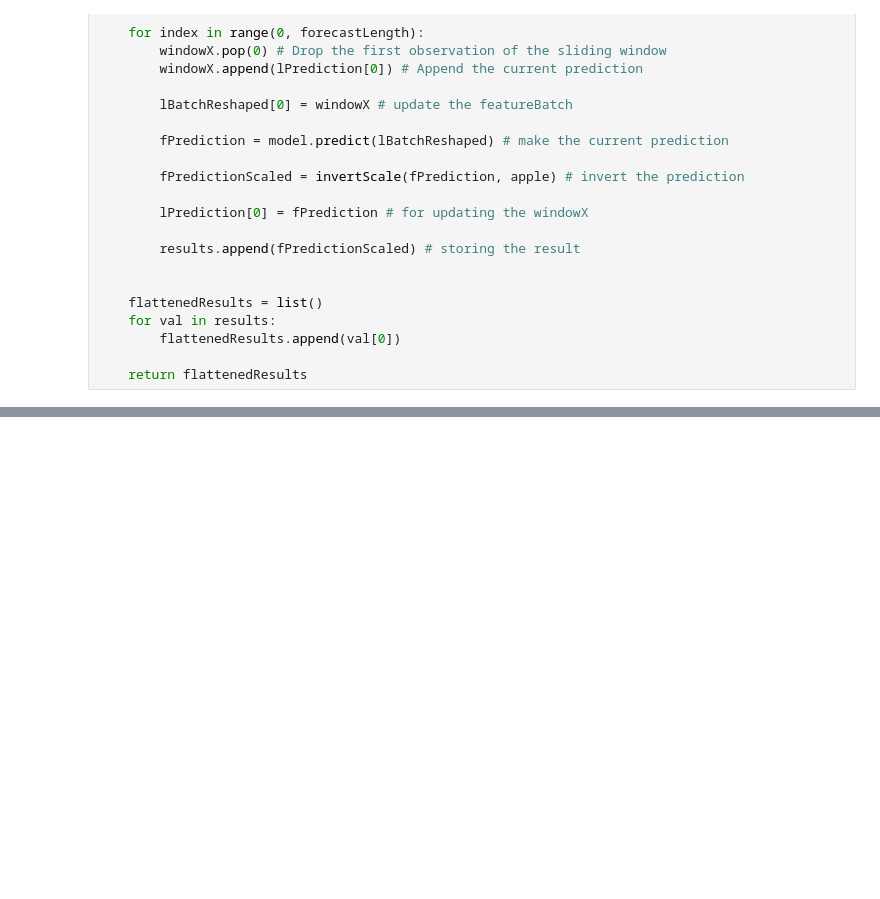
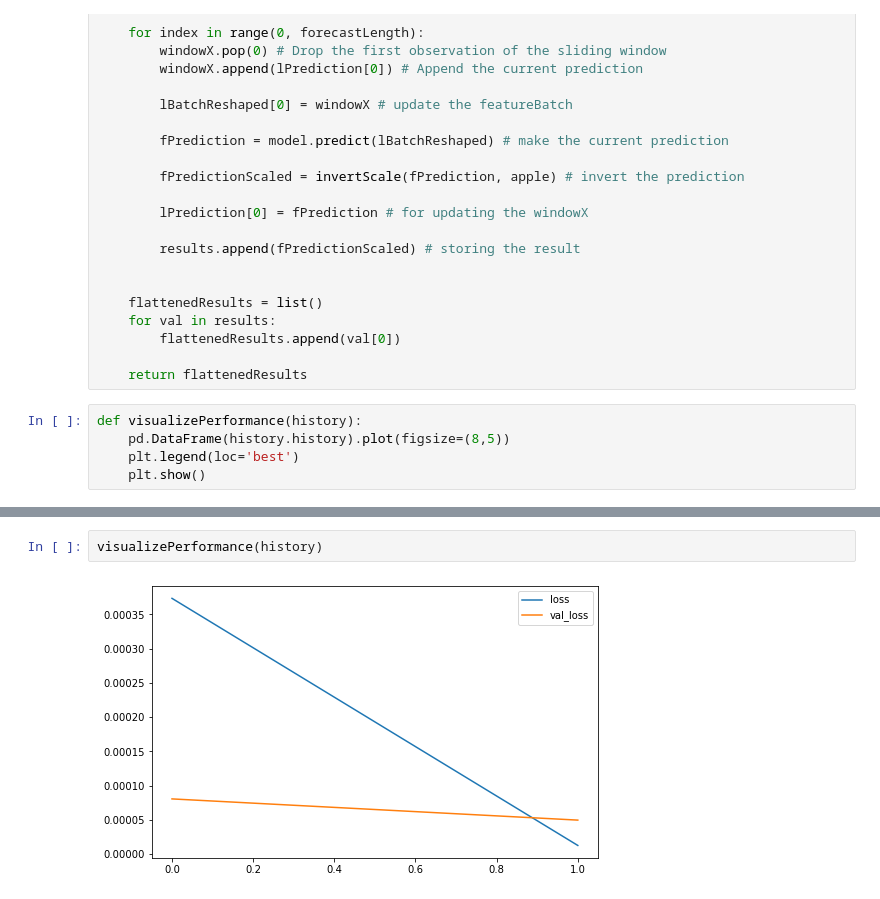
Before and after one commit to KonstantinQuant/forecasting-closing-lstm, a Jupyter notebook: project1.ipynb, the cells around one changed output, grey strips where cells are left out. Drawn from its saved outputs; the diff is of its cells as text; blank space fills up the shorter version.

```diff
--- a/project1.ipynb
+++ b/project1.ipynb
@@ -112,3 +123,8 @@ def makeMultiStepPrediction(lBatch, forecastLength):
         flattenedResults.append(val[0])
 
     return flattenedResults
+# %%
+def visualizePerformance(history):
+    pd.DataFrame(history.history).plot(figsize=(8,5))
+    plt.legend(loc='best')
+    plt.show()
@@ -224,0 +273,4 @@ print(predict)
+# %%
+visualizePerformance(history)
+# %% [output]
+[figure, added]
```
Also changed, not shown: parts of 11 cells of this notebook.
